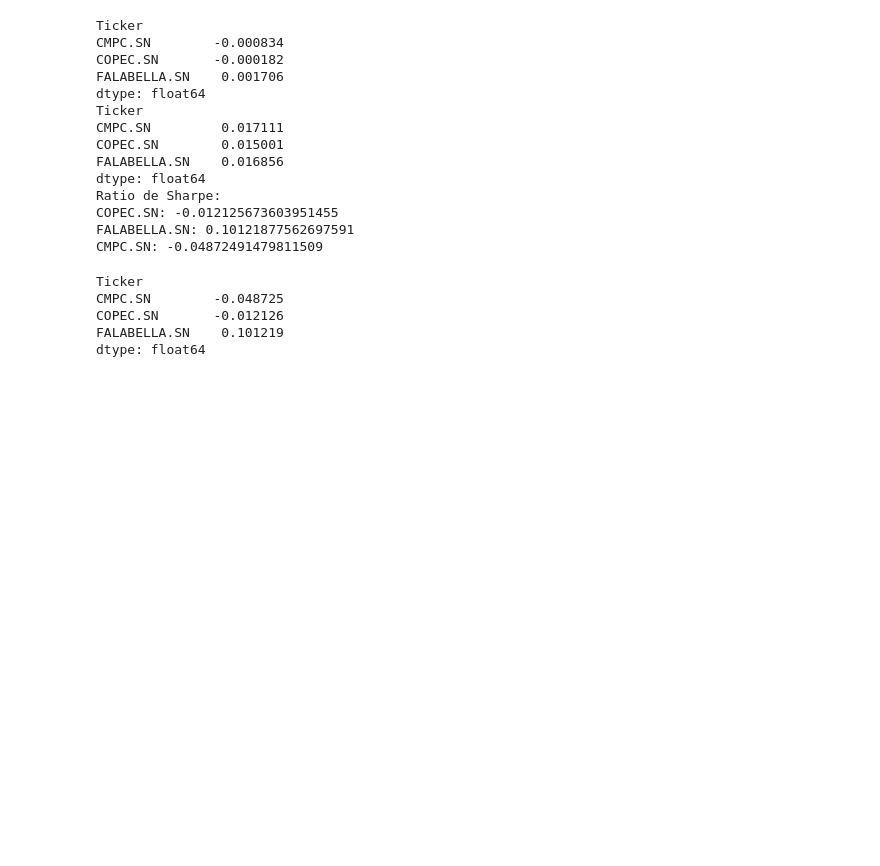
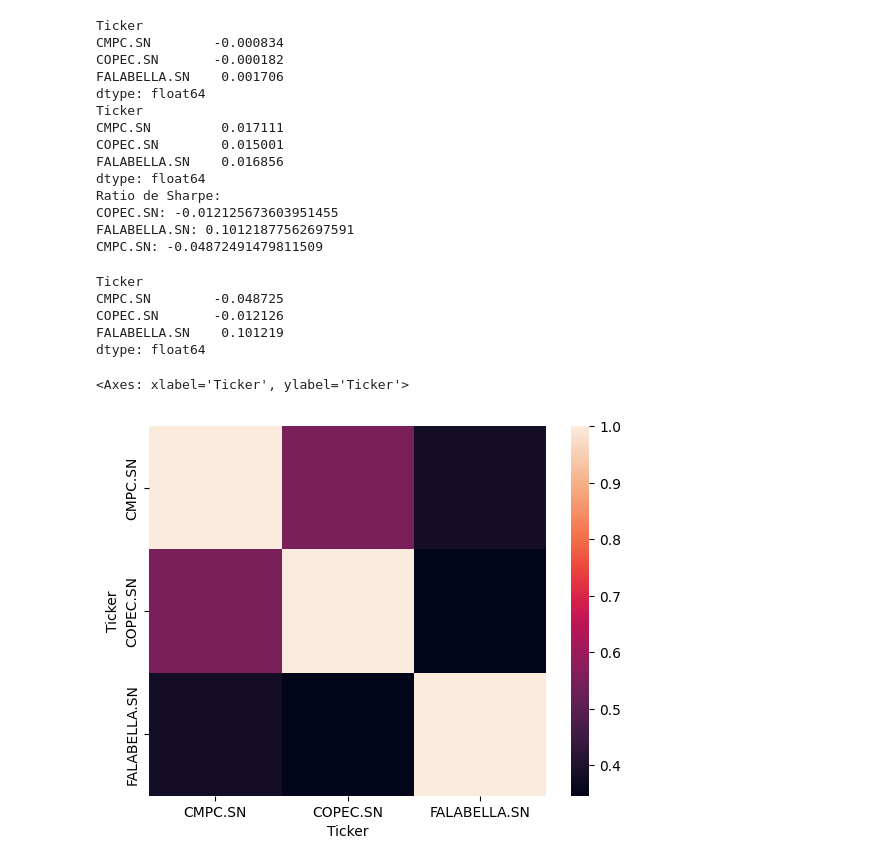
Before and after one commit to pablovergaraw/quant-journey-pablo, a Jupyter notebook: 01_pandas_basico.ipynb, the cells around one changed output. Drawn from its saved outputs; the diff is of its cells as text; code cells hidden in the pictures; blank space fills up the shorter version.

Commit message:
Sesion 03: matriz de correlacion y heatmap
- Calculo de matriz de correlacion entre retornos diarios
- Visualizacion con seaborn heatmap
- COPEC-CMPC par mas correlacionado (0.55)
- COPEC-Falabella mejor combinacion para diversificar (0.35)
- Proyecto 01 completado

```diff
--- a/01_pandas_basico.ipynb
+++ b/01_pandas_basico.ipynb
@@ -132,3 +132,8 @@ CMPC.SN        -0.048725
 COPEC.SN       -0.012126
 FALABELLA.SN    0.101219
 dtype: float64
+# %%
+sns.heatmap(retornos_diarios.corr())
+# %% [output]
+<Axes: xlabel='Ticker', ylabel='Ticker'>
+[figure, added]
```
